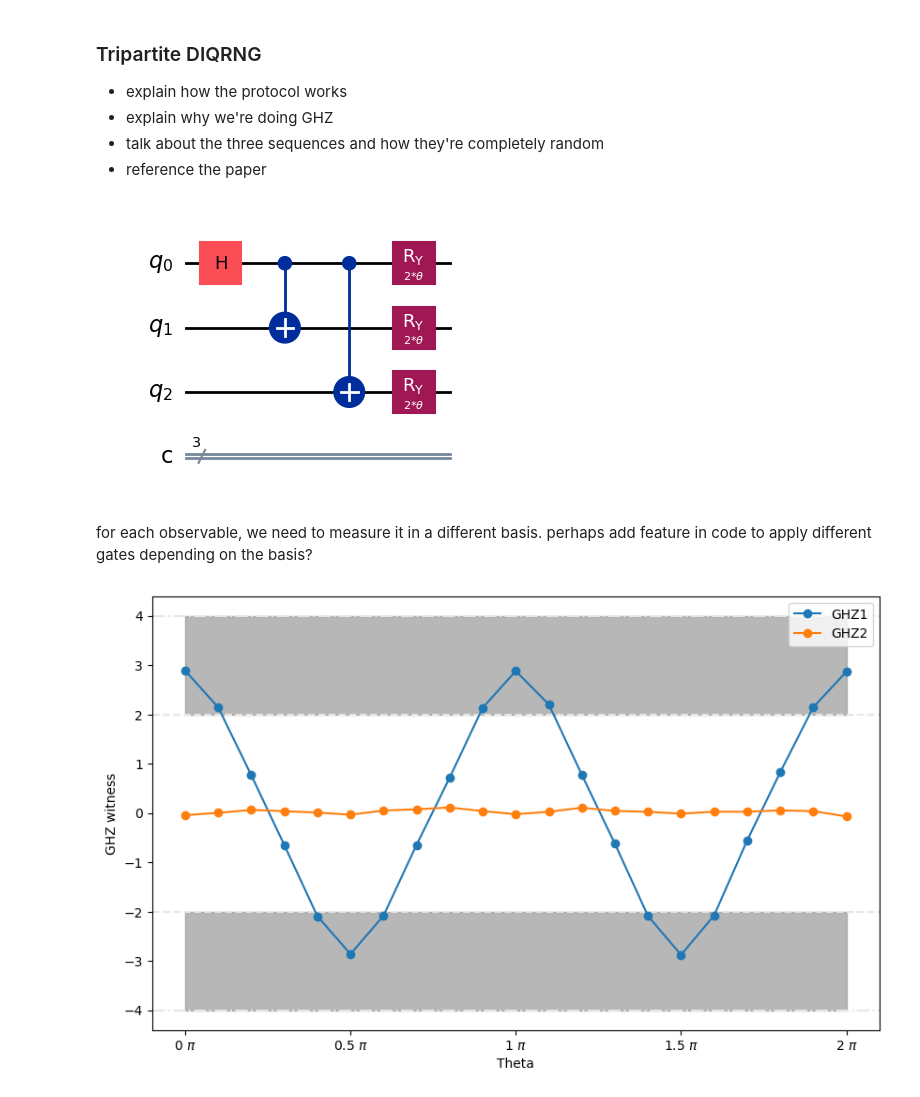
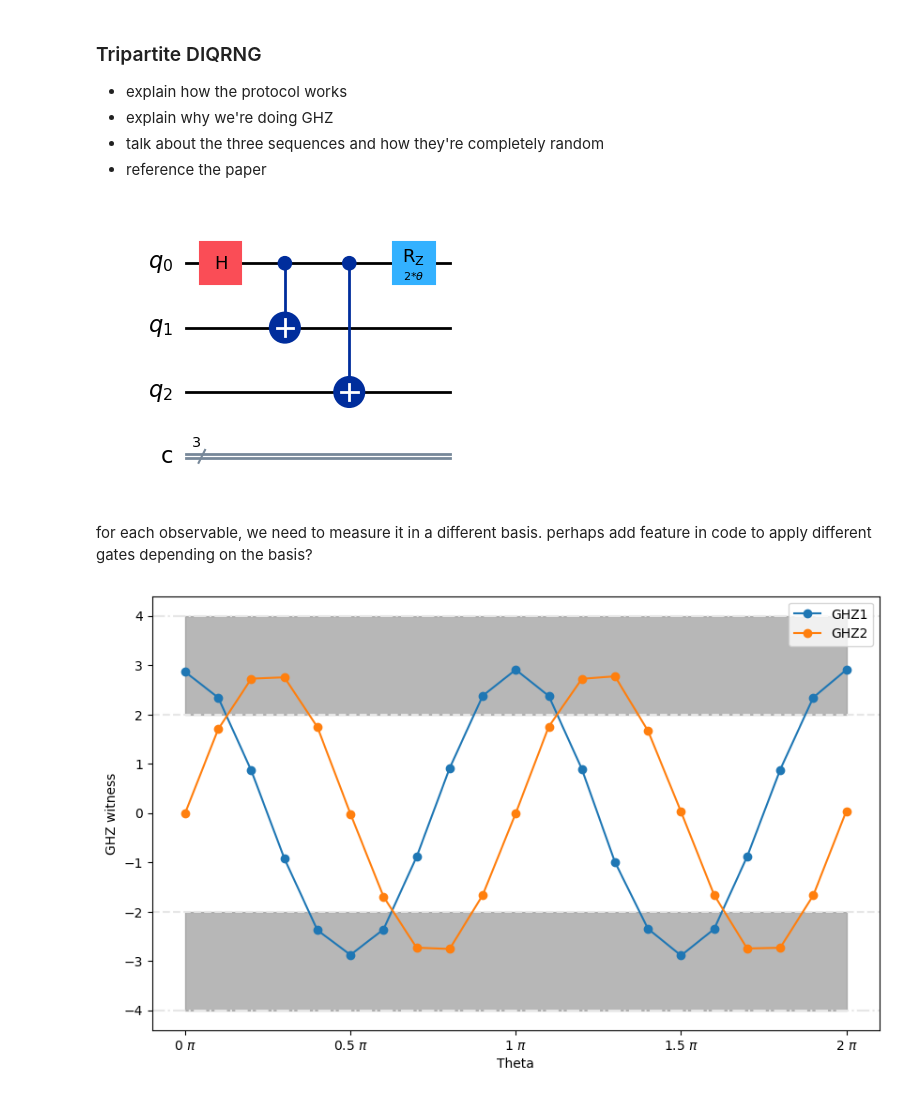
Before and after one commit to comp0031/QRNG, a Jupyter notebook: quant_num_generator/tripartite-diqrng/ghz-circuit.ipynb, the cells around one changed output. Cells and saved outputs as stored; diff of their text form; code cells hidden in the pictures.

Commit message:
fix paramterised angle to see violations for  GHZ states

```diff
--- a/quant_num_generator/tripartite-diqrng/ghz-circuit.ipynb
+++ b/quant_num_generator/tripartite-diqrng/ghz-circuit.ipynb
@@ -7,31 +7,33 @@
 # %%
 from qiskit import QuantumCircuit
 from qiskit.circuit import Parameter
 import numpy as np
 
 """Creates a 3-qubit GHZ state and applies measurements in the specified basis."""
 qc = QuantumCircuit(3, 3)  # 3 qubits, 3 classical bits
 
 # Step 1: Create GHZ state
 qc.h(0)
 qc.cx(0, 1)
 qc.cx(0, 2)
 qc.draw(output="mpl", idle_wires=False, style="iqp")
 
+#Parametrised angle rotates along the Z axis since we are measuring in X and Y
+# Only apply to first qubit in order to create a phase
 theta = Parameter("$\\theta$")
-qc.ry(2 * theta, 0)
-qc.ry(2 * theta, 1)
-qc.ry(2 * theta, 2)
+qc.rz(2 * theta, 0)
+# qc.rz(2 * theta, 1)
+# qc.rz(2 * theta, 2)
 
 number_of_phases = 21
 phases = np.linspace(0, 2 * np.pi, number_of_phases)
 # Phases need to be expressed as list of lists in order to work
 individual_phases = [[ph] for ph in phases]
 
 # Step 3: Measure qubits
 qc.draw(output="mpl")
 # %% [output]
-[figure, old version]
+[figure, new version]
 # %% [markdown]
 for each observable, we need to measure it in a different basis. perhaps add feature in code to apply different gates depending on the basis?
 # %%
@@ -115,4 +117,4 @@ plt.ylabel("GHZ witness")
 plt.legend()
 plt.show()
 # %% [output]
-[figure, old version]
+[figure, new version]
```
Also changed, not shown: 1 other file.
